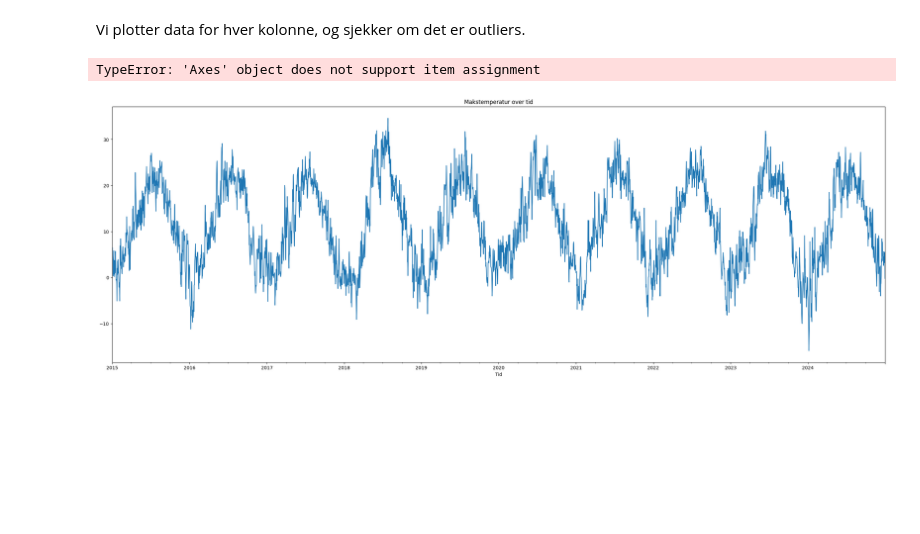
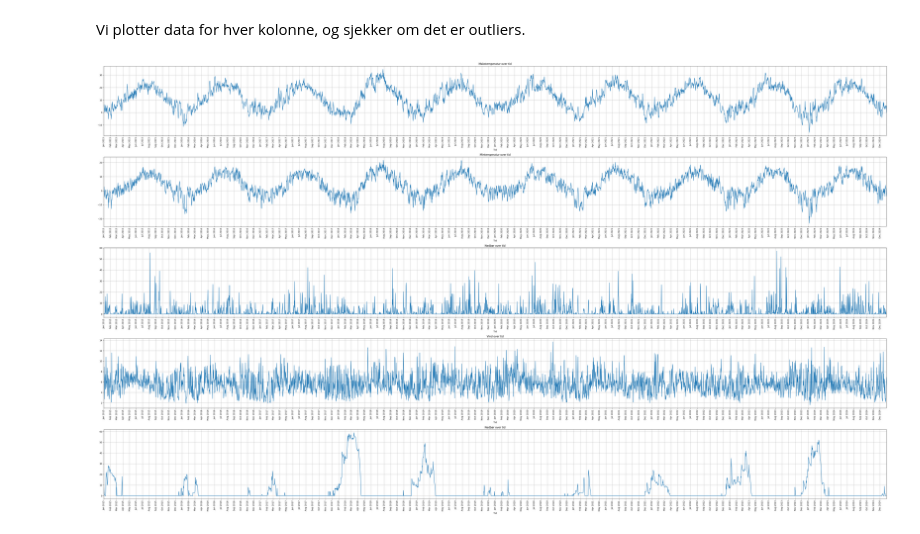
Before and after one commit to livemols/Miljo_dataanalyse_applikasjon, a Jupyter notebook: notebooks/understanding_data.ipynb, the cells around one changed output. Saved outputs shown, nothing was run; the diff lists cells and outputs as text; code cells hidden in the pictures; blank space fills up the shorter version.

Commit message:
data-tabell

```diff
--- a/notebooks/understanding_data.ipynb
+++ b/notebooks/understanding_data.ipynb
@@ -87,26 +87,42 @@ dtype: object
 | std | NaN | 9.003188 | 7.273776 | 5.356177 | 1.835857 |
 # %% [markdown]
 Vi plotter data for hver kolonne, og sjekker om det er outliers.
-# %%
-import matplotlib.pyplot as plt
-import matplotlib.dates as mdates
-df['Tid'] = pd.to_datetime(df['Tid'])
-df.set_index('Tid', inplace=True)
-fig, ax = plt.subplots(figsize=(30, 10))
-# Plot the data
-ax[0] = df['Makstemp'].plot(title="Makstemperatur over tid")
-
-ax[0].xaxis.set_major_locator(mdates.MonthLocator())  # Setter teksten til hver måmed
-ax[0].xaxis.set_major_formatter(mdates.DateFormatter('%b %Y'))  # Formaterer som måned-år
-
-# Rotate the labels for better readability
-plt.xticks(rotation=90)
-
-
-plt.xlabel("Month-Year")
-plt.ylabel("Temperature (°C)")
-plt.grid(True)
-plt.show()
-# %% [output]
-TypeError: 'Axes' object does not support item assignment
-[figure, removed]
+# %%
+import matplotlib.pyplot as plt
+import matplotlib.dates as mdates
+df['Tid'] = pd.to_datetime(df['Tid'])
+df.set_index('Tid', inplace=True)
+fig, ax = plt.subplots(5,1,figsize=(50, 30))
+# Plotte data
+df['Makstemp'].plot(title="Makstemperatur over tid", ax=ax[0])
+df['Mintemp'].plot(title="Mintemperatur over tid", ax=ax[1])
+df['Nedbør'].plot(title="Nedbør over tid", ax=ax[2])
+df['Vind'].plot(title="Vind over tid", ax=ax[3])
+
+
+#Siden "Snø"-kolonne inneholder noen ikke-målte verdier "-", blir disse verdiene bytte om til NaN for manglende data behandling
+df['Snø'] = pd.to_numeric(df['Snø'], errors='coerce')
+sno_filled = df['Snø'].fillna(method='ffill', inplace=False)
+sno_filled.plot(title="Snødybde over tid", ax=ax[4])
+
+#gi x-aksen verdier månedsvis
+for a in ax:
+    a.xaxis.set_major_locator(mdates.MonthLocator())
+    a.xaxis.set_major_formatter(mdates.DateFormatter('%b %Y'))
+    a.grid(True)
+    a.tick_params(axis='x', rotation=90)
+
+
+
+
+
+
+
+
+
+plt.tight_layout(rect=[0, 0, 1, 0.96])
+
+plt.grid(True)
+plt.show()
+# %% [output]
+[figure, added]
```
